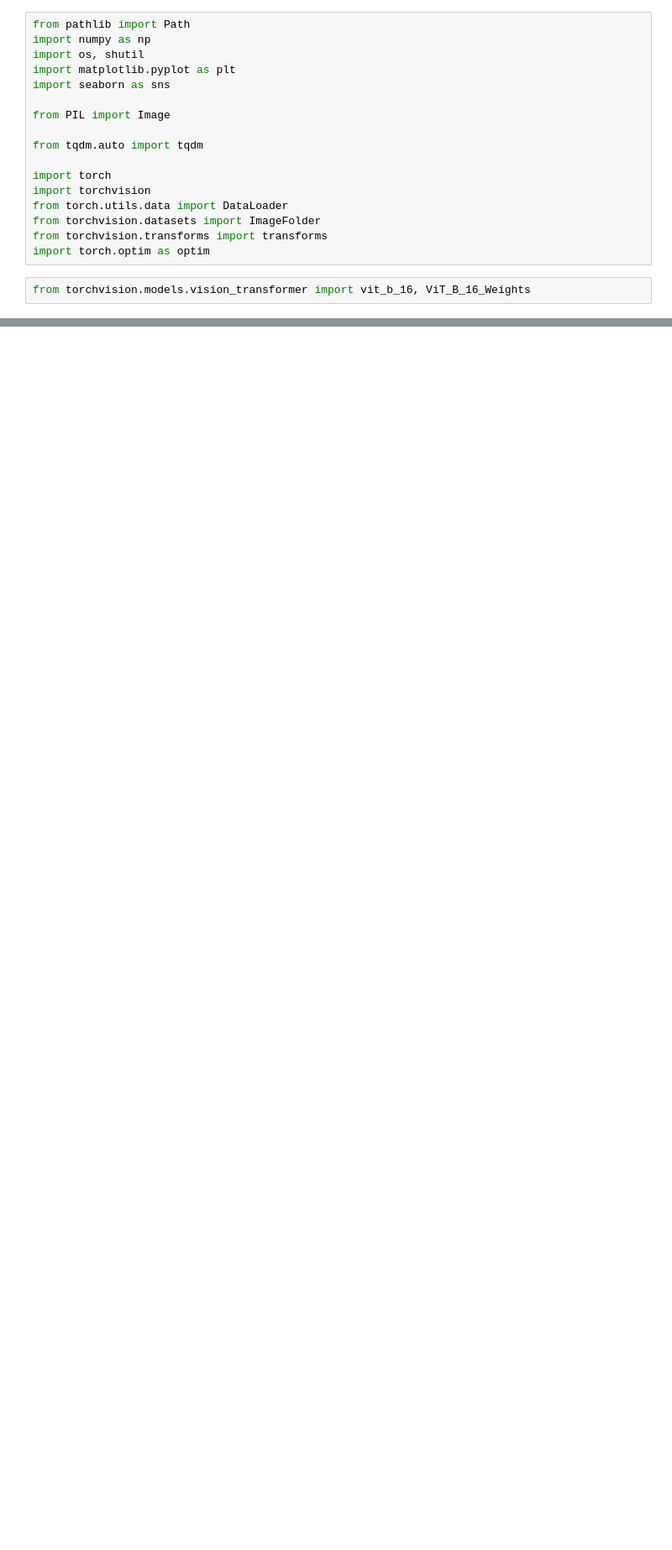
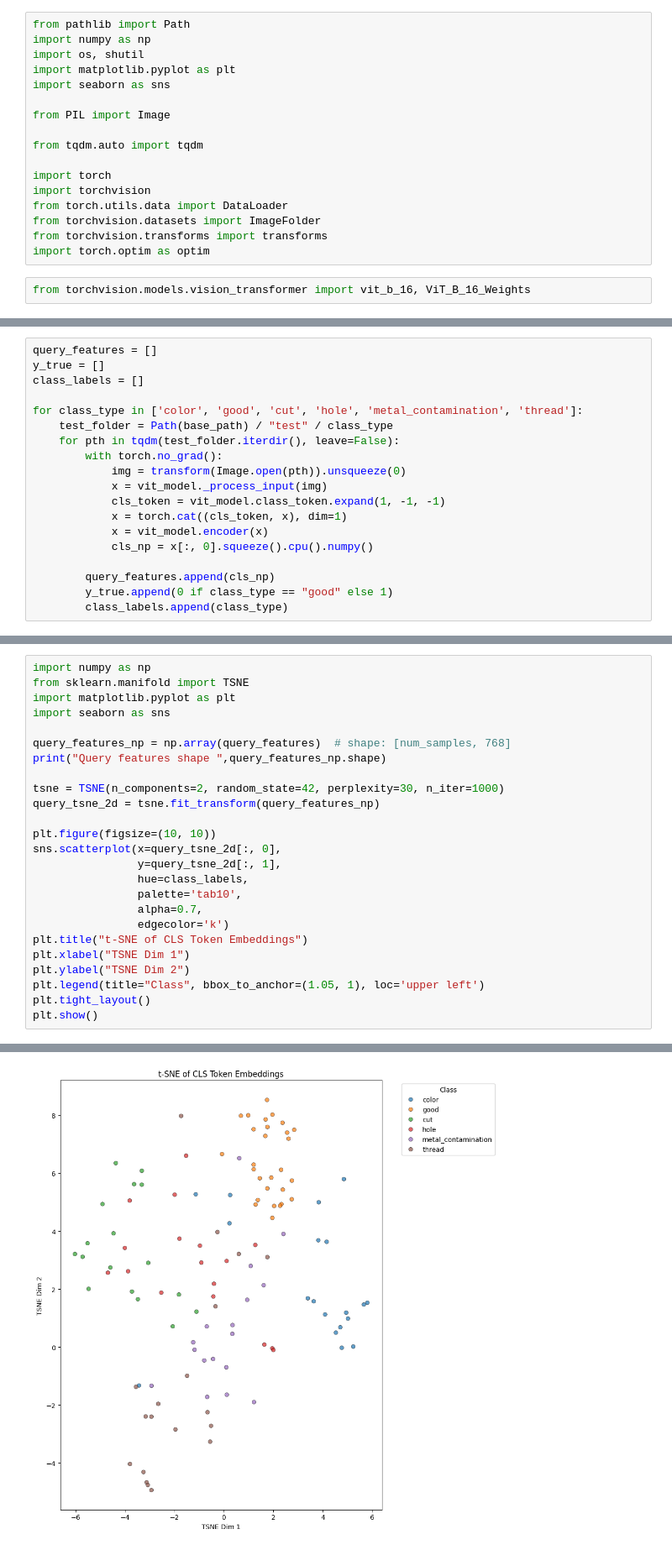
Before and after one commit to Dd1235/TinkerWithCV, a Jupyter notebook: MVTec_AD/vit_knn.ipynb, the cells around one changed output, grey strips where cells are left out. Shown at 84% size. Cells and saved outputs as stored; diff of their text form; blank space fills up the shorter version.

```diff
--- a/MVTec_AD/vit_knn.ipynb
+++ b/MVTec_AD/vit_knn.ipynb
@@ -60,0 +113,19 @@ vit_features = np.array(vit_features)  # shape: [N_images, 768]
+# %%
+query_features = []
+y_true = []
+class_labels = []
+
+for class_type in ['color', 'good', 'cut', 'hole', 'metal_contamination', 'thread']:
+    test_folder = Path(base_path) / "test" / class_type
+    for pth in tqdm(test_folder.iterdir(), leave=False):
+        with torch.no_grad():
+            img = transform(Image.open(pth)).unsqueeze(0)
+            x = vit_model._process_input(img)
+            cls_token = vit_model.class_token.expand(1, -1, -1)
+            x = torch.cat((cls_token, x), dim=1)
+            x = vit_model.encoder(x)
+            cls_np = x[:, 0].squeeze().cpu().numpy()
+
+        query_features.append(cls_np)
+        y_true.append(0 if class_type == "good" else 1)
+        class_labels.append(class_type)
@@ -60,0 +146,26 @@ vit_features = np.array(vit_features)  # shape: [N_images, 768]
+# %%
+import numpy as np
+from sklearn.manifold import TSNE
+import matplotlib.pyplot as plt
+import seaborn as sns
+
+query_features_np = np.array(query_features)  # shape: [num_samples, 768]
+print("Query features shape ",query_features_np.shape)
+
+tsne = TSNE(n_components=2, random_state=42, perplexity=30, n_iter=1000)
+query_tsne_2d = tsne.fit_transform(query_features_np)
+
+plt.figure(figsize=(10, 10))
+sns.scatterplot(x=query_tsne_2d[:, 0],
+                y=query_tsne_2d[:, 1],
+                hue=class_labels,
+                palette='tab10',
+                alpha=0.7,
+                edgecolor='k')
+plt.title("t-SNE of CLS Token Embeddings")
+plt.xlabel("TSNE Dim 1")
+plt.ylabel("TSNE Dim 2")
+plt.legend(title="Class", bbox_to_anchor=(1.05, 1), loc='upper left')
+plt.tight_layout()
+plt.show()
+# %% [output]
@@ -60,0 +173 @@ vit_features = np.array(vit_features)  # shape: [N_images, 768]
+[figure, added]
```
Also changed, not shown: parts of 29 cells of this notebook.
